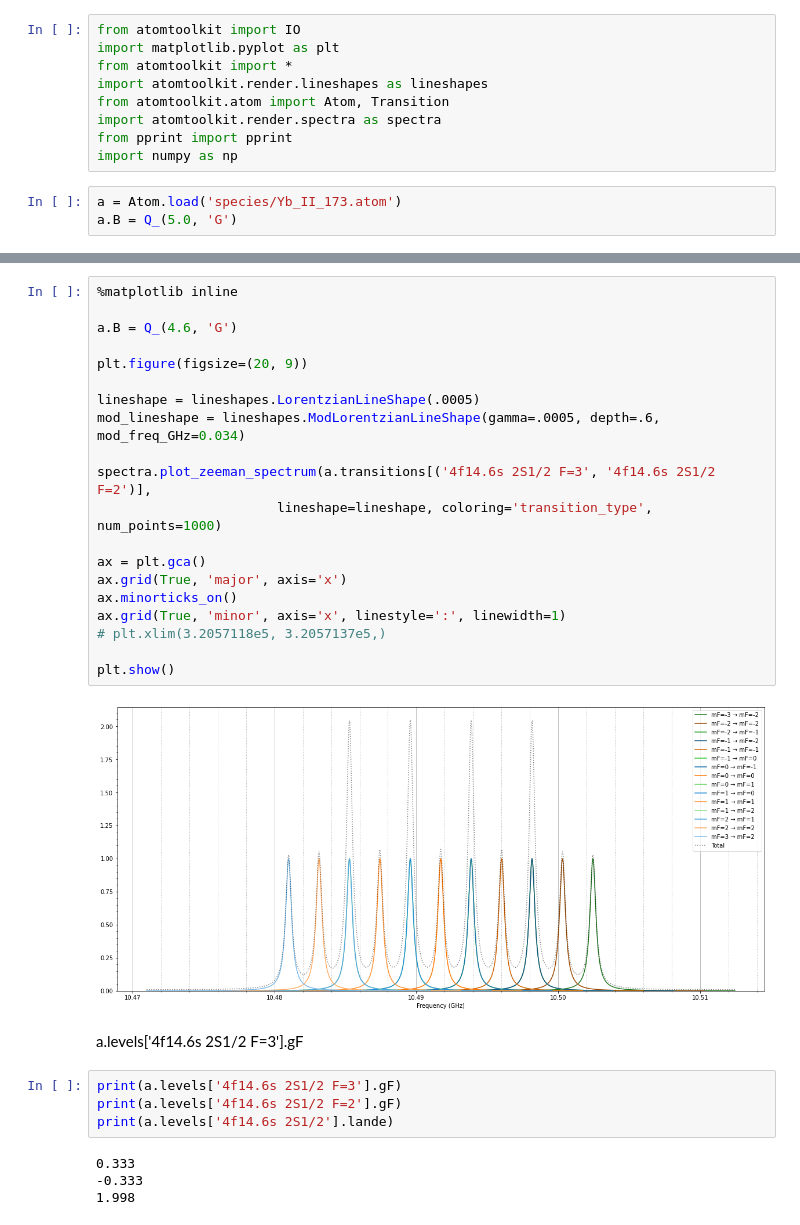
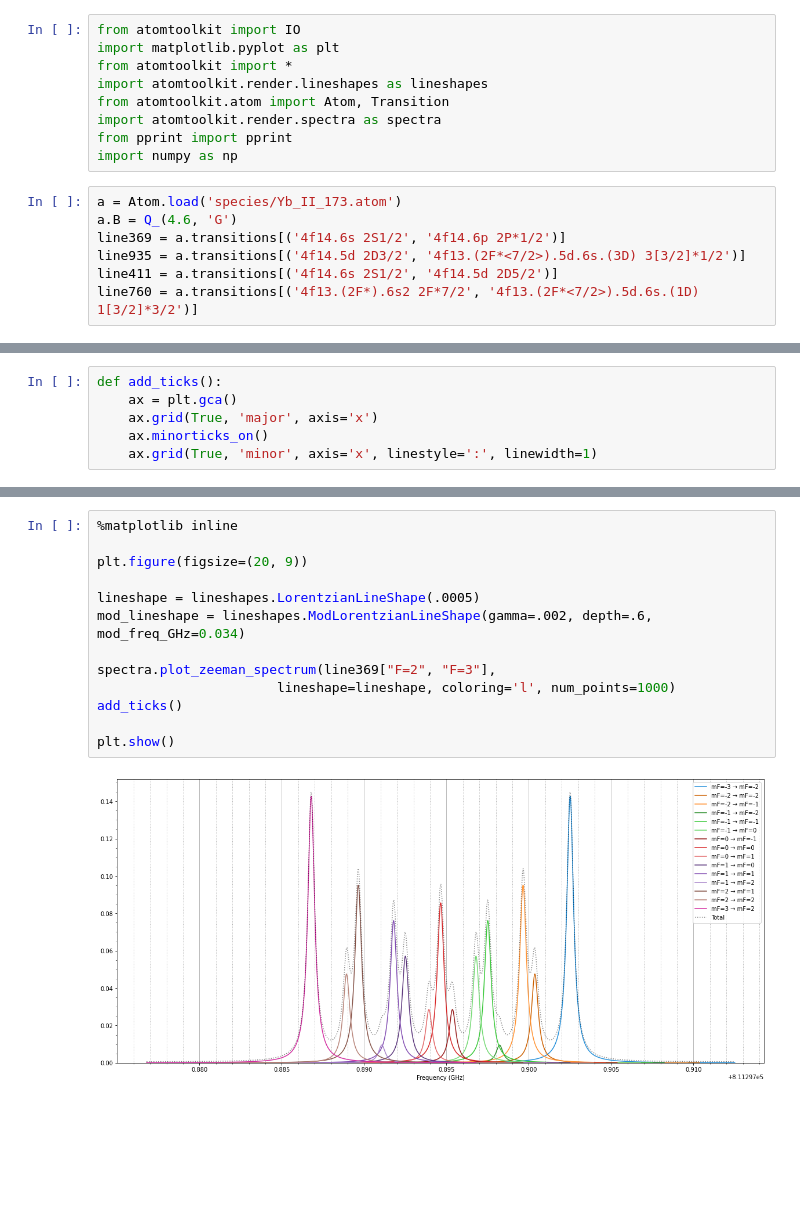
Before and after one commit to thomasdellaert/Atom-Toolkit, a Jupyter notebook: spectra.ipynb, the cells around one changed output, grey strips where cells are left out. Drawn from its saved outputs; the diff is of its cells as text; blank space fills up the shorter version.

```diff
--- a/spectra.ipynb
+++ b/spectra.ipynb
@@ -9,4 +9,8 @@ from pprint import pprint
 import numpy as np
 # %%
 a = Atom.load('species/Yb_II_173.atom')
-a.B = Q_(5.0, 'G')
+a.B = Q_(4.6, 'G')
+line369 = a.transitions[('4f14.6s 2S1/2', '4f14.6p 2P*1/2')]
+line935 = a.transitions[('4f14.5d 2D3/2', '4f13.(2F*<7/2>).5d.6s.(3D) 3[3/2]*1/2')]
+line411 = a.transitions[('4f14.6s 2S1/2', '4f14.5d 2D5/2')]
+line760 = a.transitions[('4f13.(2F*).6s2 2F*7/2', '4f13.(2F*<7/2>).5d.6s.(1D) 1[3/2]*3/2')]
@@ -17,3 +17,9 @@ a.B = Q_(5.0, 'G')
+# %%
+def add_ticks():
+    ax = plt.gca()
+    ax.grid(True, 'major', axis='x')
+    ax.minorticks_on()
+    ax.grid(True, 'minor', axis='x', linestyle=':', linewidth=1)
 # %%
 %matplotlib inline
 plt.figure(figsize=(20, 9))
@@ -39,35 +38,18 @@ plt.show()
 # %%
 %matplotlib inline
-
-a.B = Q_(4.6, 'G')
 
 plt.figure(figsize=(20, 9))
 
 lineshape = lineshapes.LorentzianLineShape(.0005)
-mod_lineshape = lineshapes.ModLorentzianLineShape(gamma=.0005, depth=.6, mod_freq_GHz=0.034)
+mod_lineshape = lineshapes.ModLorentzianLineShape(gamma=.002, depth=.6, mod_freq_GHz=0.034)
 
-spectra.plot_zeeman_spectrum(a.transitions[('4f14.6s 2S1/2 F=3', '4f14.6s 2S1/2 F=2')],
-                       lineshape=lineshape, coloring='transition_type', num_points=1000)
-
-ax = plt.gca()
-ax.grid(True, 'major', axis='x')
-ax.minorticks_on()
-ax.grid(True, 'minor', axis='x', linestyle=':', linewidth=1)
-# plt.xlim(3.2057118e5, 3.2057137e5,)
+spectra.plot_zeeman_spectrum(line369["F=2", "F=3"],
+                       lineshape=lineshape, coloring='l', num_points=1000)
+add_ticks()
 
 plt.show()
 # %% [output]
-[figure, old version]
+[figure, new version]
-# %% [markdown]
-a.levels['4f14.6s 2S1/2 F=3'].gF
-# %%
-print(a.levels['4f14.6s 2S1/2 F=3'].gF)
-print(a.levels['4f14.6s 2S1/2 F=2'].gF)
-print(a.levels['4f14.6s 2S1/2'].lande)
-# %% [output]
-0.333
--0.333
-1.998
 # %%
 %matplotlib inline
 plt.figure(figsize=(20, 9))
```
Also changed, not shown: parts of 5 cells of this notebook, 2 other files.
